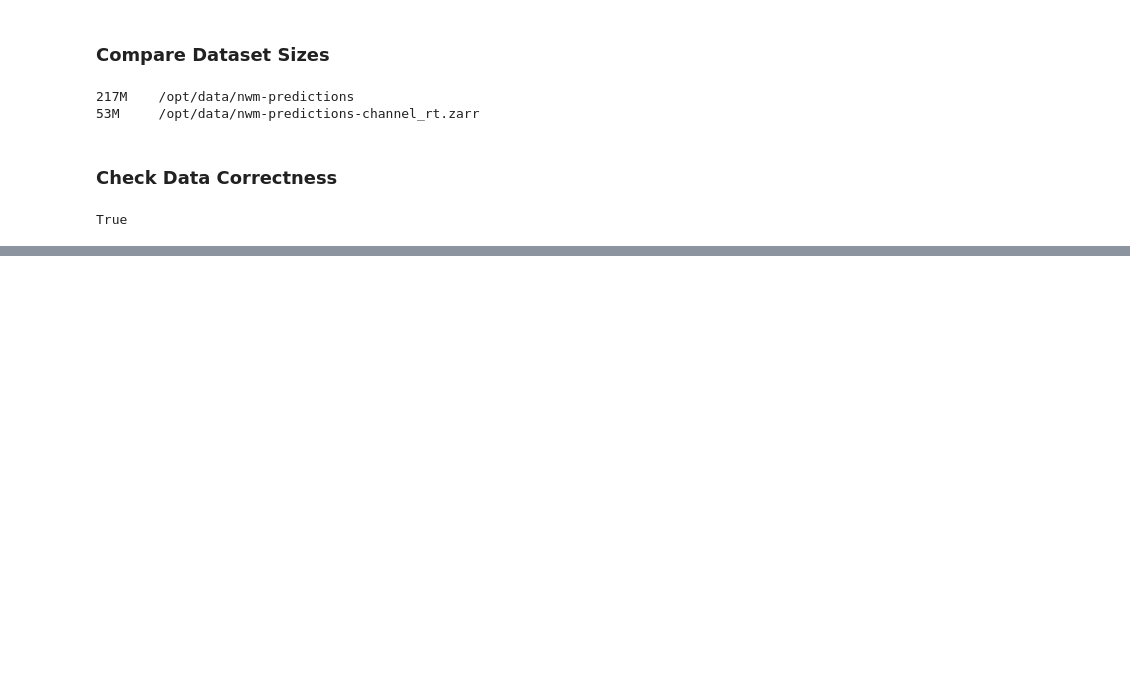
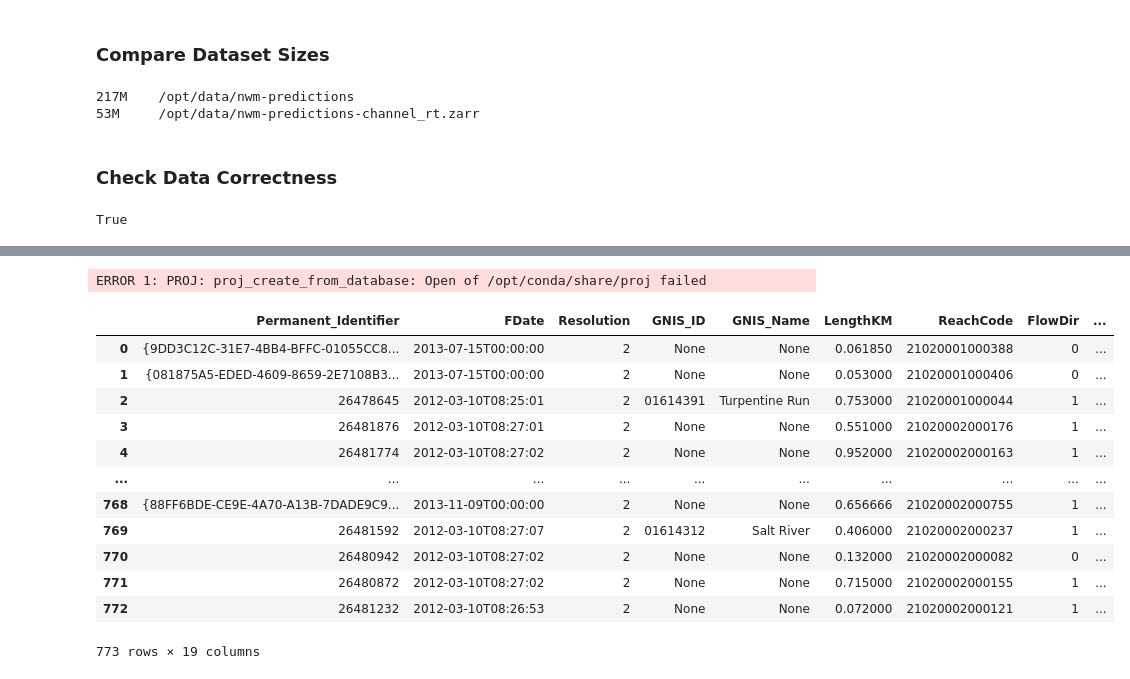
Before and after one commit to azavea/noaa-hydro-data, a Jupyter notebook: src/notebooks/convert_netcdf_to_zarr.ipynb, the cells around one changed output, grey strips where cells are left out. Drawn from its saved outputs; the diff is of its cells as text; code cells hidden in the pictures; blank space fills up the shorter version.

```diff
--- a/src/notebooks/convert_netcdf_to_zarr.ipynb
+++ b/src/notebooks/convert_netcdf_to_zarr.ipynb
@@ -286,0 +418,23 @@ True
+# %%
+import geopandas as gpd
+
+s3_path = 's3://noaa-nws-owp-fim/hand_fim/inputs/nhdplus_vectors/2102/NHDFlowline2102.gpkg'
+
+# read_file can read directly from S3, as long as the AWS environment variables are set correctly
+g = gpd.read_file(s3_path)
+g
+# %% [output]
+ERROR 1: PROJ: proj_create_from_database: Open of /opt/conda/share/proj failed
+|  | Permanent_Identifier | FDate | Resolution | GNIS_ID | GNIS_Name | LengthKM | ReachCode | FlowDir | ... |
+| 0 | {9DD3C12C-31E7-4BB4-BFFC-01055CC8... | 2013-07-15T00:00:00 | 2 | None | None | 0.061850 | 21020001000388 | 0 | ... |
+| 1 | {081875A5-EDED-4609-8659-2E7108B3... | 2013-07-15T00:00:00 | 2 | None | None | 0.053000 | 21020001000406 | 0 | ... |
+| 2 | 26478645 | 2012-03-10T08:25:01 | 2 | 01614391 | Turpentine Run | 0.753000 | 21020001000044 | 1 | ... |
+| 3 | 26481876 | 2012-03-10T08:27:01 | 2 | None | None | 0.551000 | 21020002000176 | 1 | ... |
+| 4 | 26481774 | 2012-03-10T08:27:02 | 2 | None | None | 0.952000 | 21020002000163 | 1 | ... |
+| ... | ... | ... | ... | ... | ... | ... | ... | ... | ... |
+| 768 | {88FF6BDE-CE9E-4A70-A13B-7DADE9C9... | 2013-11-09T00:00:00 | 2 | None | None | 0.656666 | 21020002000755 | 1 | ... |
+| 769 | 26481592 | 2012-03-10T08:27:07 | 2 | 01614312 | Salt River | 0.406000 | 21020002000237 | 1 | ... |
+| 770 | 26480942 | 2012-03-10T08:27:02 | 2 | None | None | 0.132000 | 21020002000082 | 0 | ... |
+| 771 | 26480872 | 2012-03-10T08:27:02 | 2 | None | None | 0.715000 | 21020002000155 | 1 | ... |
+| 772 | 26481232 | 2012-03-10T08:26:53 | 2 | None | None | 0.072000 | 21020002000121 | 1 | ... |
+773 rows × 19 columns
```
Also changed, not shown: parts of 4 cells of this notebook, 2 other files.
